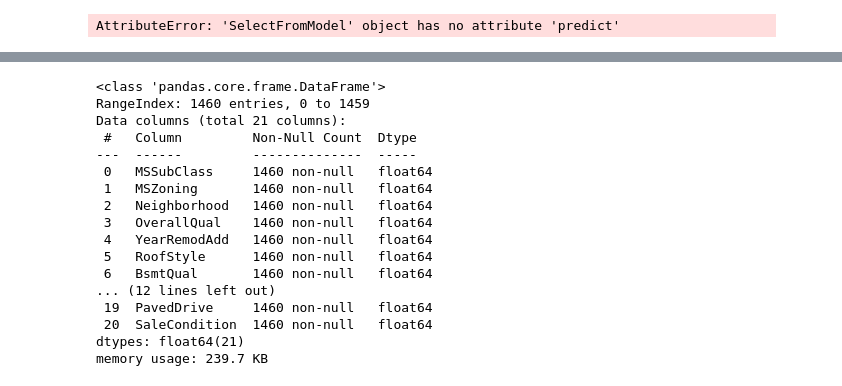
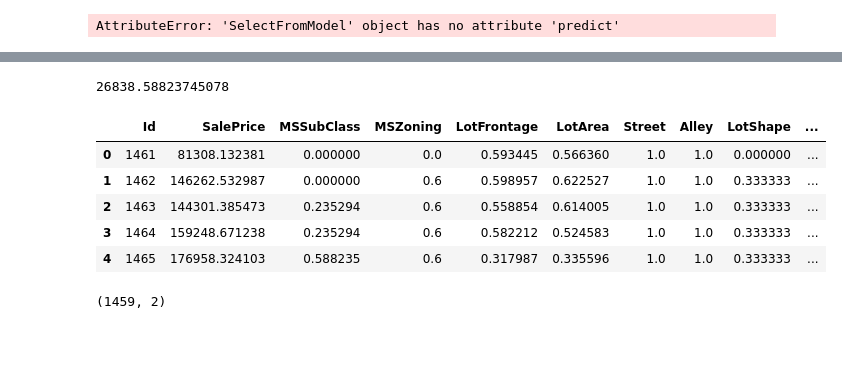
Before and after one commit to melwinmpk/House_Prices_Predict_sales_prices, a Jupyter notebook: jupyter_notebook/Feature_Selection.ipynb, the cells around one changed output, grey strips where cells are left out. Cells and saved outputs as stored; diff of their text form; code cells hidden in the pictures; blank space fills up the shorter version.

```diff
--- a/jupyter_notebook/Feature_Selection.ipynb
+++ b/jupyter_notebook/Feature_Selection.ipynb
@@ -181,20 +151,16 @@ memory usage: 239.5 KB
-# %%
-dataset[selected_feat].info()
-# %% [output]
-<class 'pandas.core.frame.DataFrame'>
-RangeIndex: 1460 entries, 0 to 1459
-Data columns (total 21 columns):
- #   Column         Non-Null Count  Dtype
----  ------         --------------  -----
- 0   MSSubClass     1460 non-null   float64
- 1   MSZoning       1460 non-null   float64
- 2   Neighborhood   1460 non-null   float64
- 3   OverallQual    1460 non-null   float64
- 4   YearRemodAdd   1460 non-null   float64
- 5   RoofStyle      1460 non-null   float64
- 6   BsmtQual       1460 non-null   float64
-... (12 lines left out)
- 19  PavedDrive     1460 non-null   float64
- 20  SaleCondition  1460 non-null   float64
-dtypes: float64(21)
-memory usage: 239.7 KB
+# %%
+prediction_lasso[-5]
+# %% [output]
+26838.58823745078
+# %%
+test_dataset_predicted = pd.read_csv('../data/test_processed_data.csv')
+# %%
+test_dataset_predicted.insert(1,column="SalePrice",value=prediction_lasso)
+test_dataset_predicted.head()
+# %% [output]
+|  | Id | SalePrice | MSSubClass | MSZoning | LotFrontage | LotArea | Street | Alley | LotShape | ... |
+| 0 | 1461 | 81308.132381 | 0.000000 | 0.0 | 0.593445 | 0.566360 | 1.0 | 1.0 | 0.000000 | ... |
+| 1 | 1462 | 146262.532987 | 0.000000 | 0.6 | 0.598957 | 0.622527 | 1.0 | 1.0 | 0.333333 | ... |
+| 2 | 1463 | 144301.385473 | 0.235294 | 0.6 | 0.558854 | 0.614005 | 1.0 | 1.0 | 0.333333 | ... |
+| 3 | 1464 | 159248.671238 | 0.235294 | 0.6 | 0.582212 | 0.524583 | 1.0 | 1.0 | 0.333333 | ... |
+| 4 | 1465 | 176958.324103 | 0.588235 | 0.6 | 0.317987 | 0.335596 | 1.0 | 1.0 | 0.333333 | ... |
@@ -200,0 +169,4 @@ memory usage: 239.7 KB
+# %%
+test_dataset_predicted.shape
+# %% [output]
+(1459, 2)
```
Also changed, not shown: parts of 11 cells of this notebook, 4 other files.
